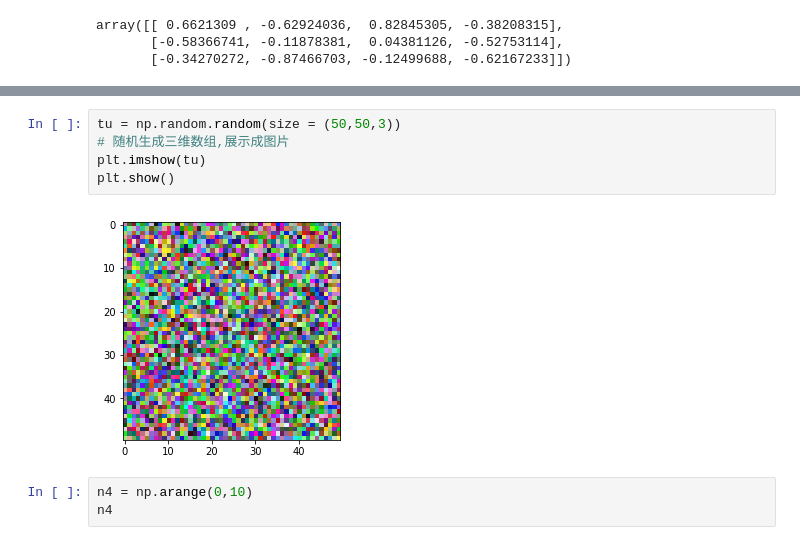
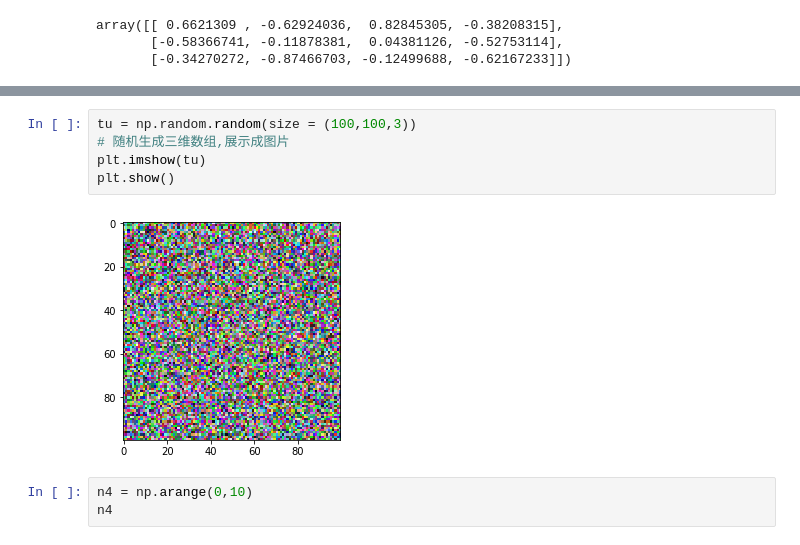
Before and after one commit to z1z22/myjupyter, a Jupyter notebook: numpy.ipynb, the cells around one changed output, grey strips where cells are left out. Drawn from its saved outputs; the diff is of its cells as text.

```diff
--- a/numpy.ipynb
+++ b/numpy.ipynb
@@ -205,10 +223,10 @@ plt.show()
 # %%
-tu = np.random.random(size = (50,50,3))
+tu = np.random.random(size = (100,100,3))
 # 随机生成三维数组,展示成图片
 plt.imshow(tu)
 plt.show()
 # %% [output]
-[figure, old version]
+[figure, new version]
 # %%
 n4 = np.arange(0,10)
 n4
```
Also changed, not shown: parts of 82 cells of this notebook, 1 other file.
